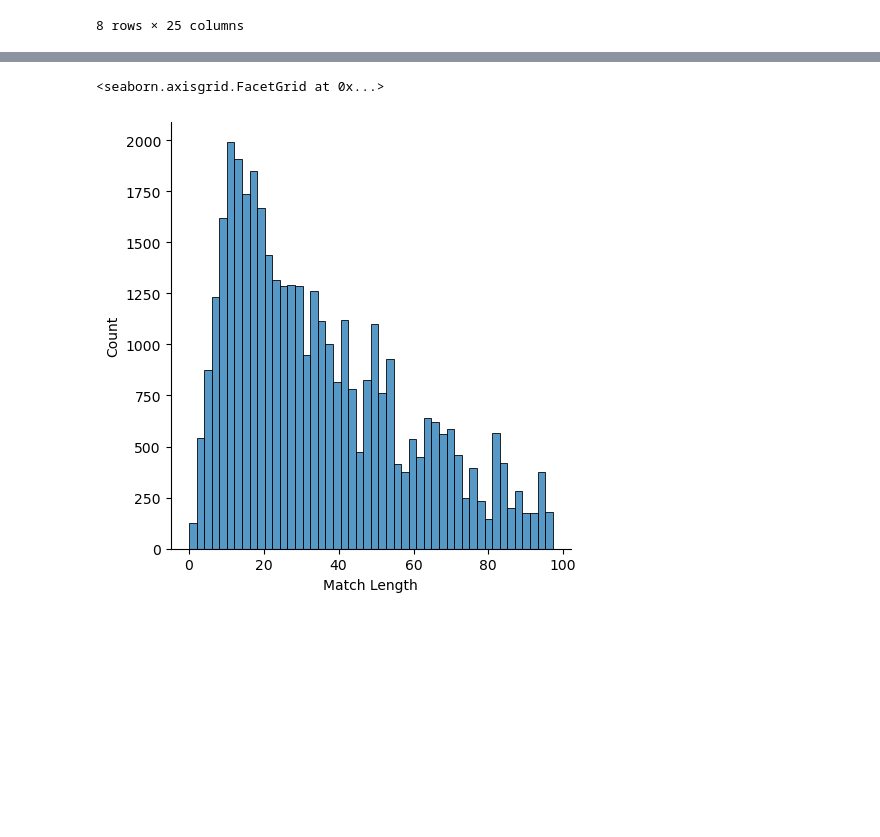
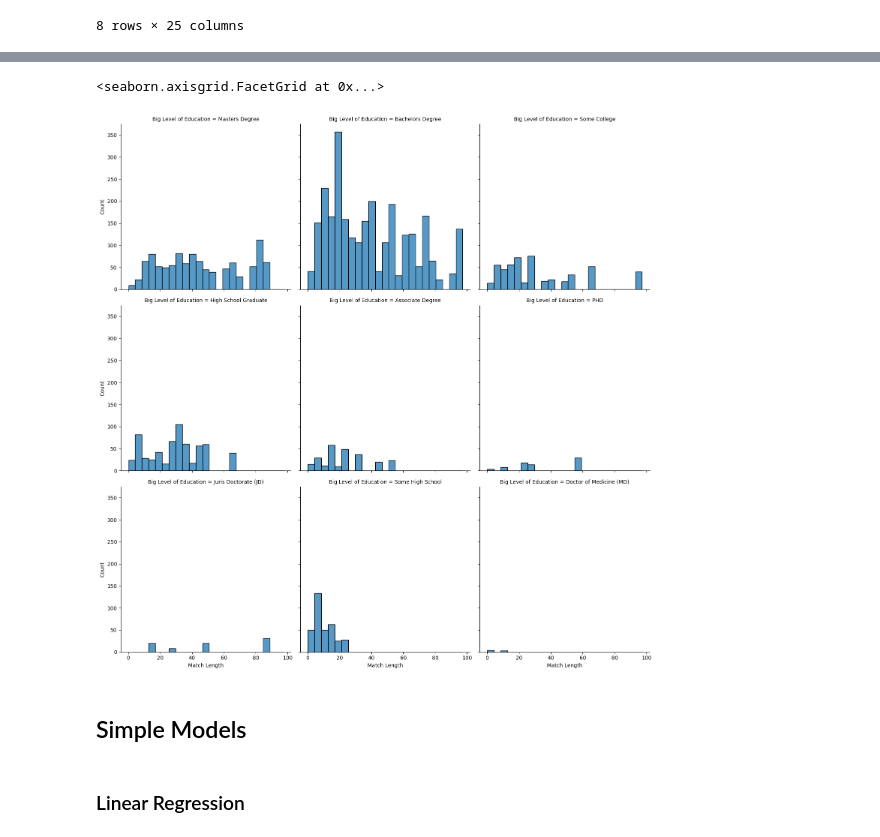
Before and after one commit to wgraysonp/sett-theorists-minne-analytics, a Jupyter notebook: explore/will_eda.ipynb, the cells around one changed output, grey strips where cells are left out. Cells and saved outputs as stored; diff of their text form; code cells hidden in the pictures; blank space fills up the shorter version.

```diff
--- a/explore/will_eda.ipynb
+++ b/explore/will_eda.ipynb
@@ -49,7 +50,11 @@ Data columns (total 68 columns):
 dtypes: datetime64[ns](14), float64(10), int64(1), object(43)
 memory usage: 20.4+ MB
 # %%
-sns.displot(df, x='Match Length')
+sns.displot(df, x='Match Length', col='Big Level of Education', col_wrap=3)
 # %% [output]
 <seaborn.axisgrid.FacetGrid at 0x...>
-[figure, old version]
+[figure, new version]
+# %% [markdown]
+## Simple Models
+# %% [markdown]
+### Linear Regression
```
Also changed, not shown: parts of 16 cells of this notebook.
